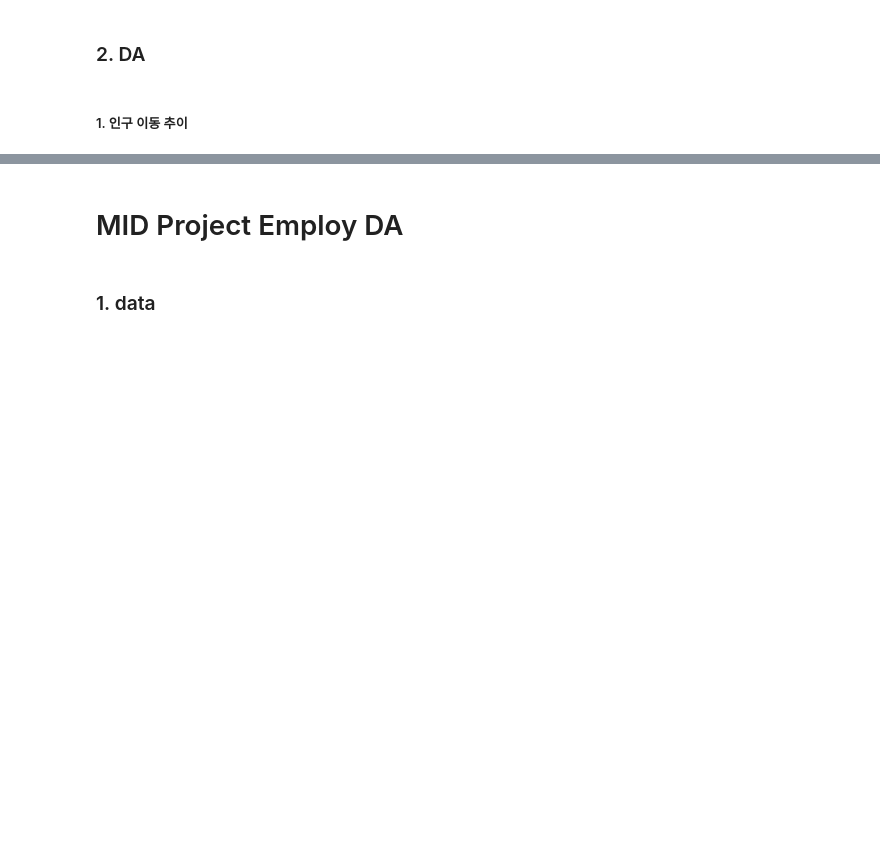
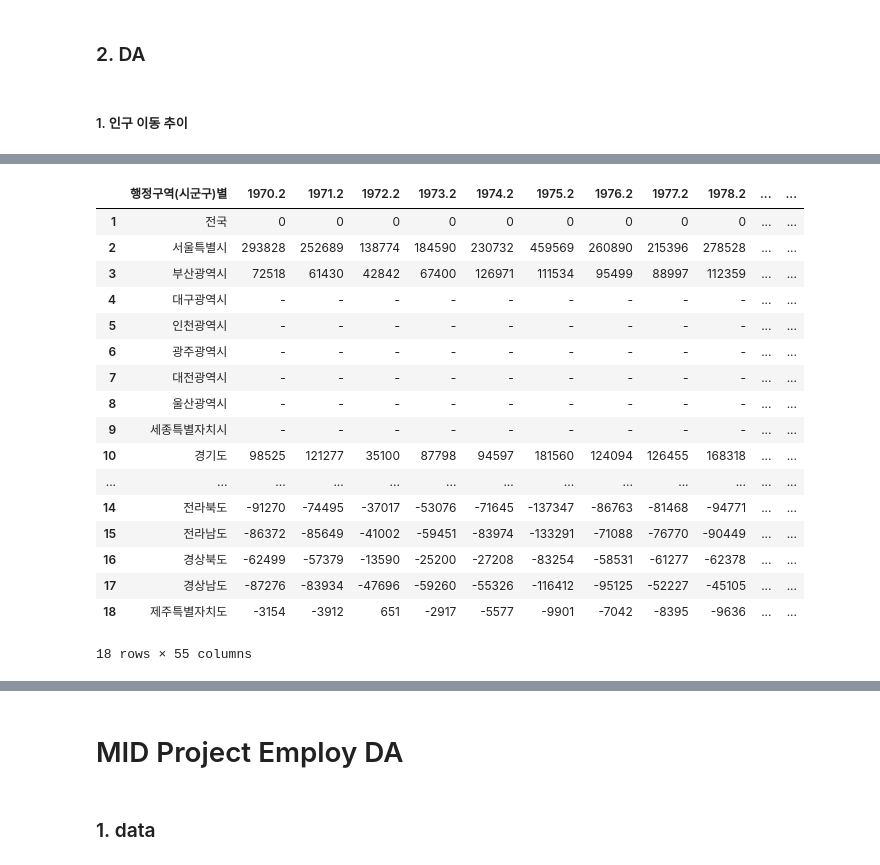
Before and after one commit to KimHyoJun99/LIKELION_AI, a Jupyter notebook: Project/MID_PROJECT/MP.ipynb, the cells around one changed output, grey strips where cells are left out. Saved outputs shown, nothing was run; the diff lists cells and outputs as text; code cells hidden in the pictures; blank space fills up the shorter version.

Commit message:
transfer data DA

```diff
--- a/Project/MID_PROJECT/MP.ipynb
+++ b/Project/MID_PROJECT/MP.ipynb
@@ -67,0 +42,3 @@ df_trans_diff =
+# %%
+df_trans.drop(0, inplace=True)
+df_trans.head()
@@ -67,0 +53,7 @@ df_trans_diff =
+# %%
+# 2023년 월별 분리된 데이터 통합: 2023 1월 ~ 9월 데이터
+
+df_trans["2023.2"] = df_trans["2023.01.2"].apply(lambda x: int(x))
+for i in range(2, 10):
+    df_trans["2023.2"] += df_trans[f"2023.0{i}.2"].apply(lambda x: int(x))
+df_trans["2023.2"]
@@ -67,0 +80,31 @@ df_trans_diff =
+# %%
+# 년도별 순이동 인구 데이터 선별
+
+column_li = df_trans.columns
+
+# ".2"로 끝나면서 "####.##.2" 형식이 아닌 항목 찾기
+result_list = [column for column in column_li if re.search(r'\.2$', column) and not re.search(r'\d{4}\.\d{2}\.2$', column)]
+
+# DataFrame
+result_list.insert(0, "행정구역(시군구)별")
+df_trans_diff = df_trans[result_list]
+df_trans_diff
+# %% [output]
+|  | 행정구역(시군구)별 | 1970.2 | 1971.2 | 1972.2 | 1973.2 | 1974.2 | 1975.2 | 1976.2 | 1977.2 | 1978.2 | ... | ... |
+| 1 | 전국 | 0 | 0 | 0 | 0 | 0 | 0 | 0 | 0 | 0 | ... | ... |
+| 2 | 서울특별시 | 293828 | 252689 | 138774 | 184590 | 230732 | 459569 | 260890 | 215396 | 278528 | ... | ... |
+| 3 | 부산광역시 | 72518 | 61430 | 42842 | 67400 | 126971 | 111534 | 95499 | 88997 | 112359 | ... | ... |
+| 4 | 대구광역시 | - | - | - | - | - | - | - | - | - | ... | ... |
+| 5 | 인천광역시 | - | - | - | - | - | - | - | - | - | ... | ... |
+| 6 | 광주광역시 | - | - | - | - | - | - | - | - | - | ... | ... |
+| 7 | 대전광역시 | - | - | - | - | - | - | - | - | - | ... | ... |
+| 8 | 울산광역시 | - | - | - | - | - | - | - | - | - | ... | ... |
+| 9 | 세종특별자치시 | - | - | - | - | - | - | - | - | - | ... | ... |
+| 10 | 경기도 | 98525 | 121277 | 35100 | 87798 | 94597 | 181560 | 124094 | 126455 | 168318 | ... | ... |
+| ... | ... | ... | ... | ... | ... | ... | ... | ... | ... | ... | ... | ... |
+| 14 | 전라북도 | -91270 | -74495 | -37017 | -53076 | -71645 | -137347 | -86763 | -81468 | -94771 | ... | ... |
+| 15 | 전라남도 | -86372 | -85649 | -41002 | -59451 | -83974 | -133291 | -71088 | -76770 | -90449 | ... | ... |
+| 16 | 경상북도 | -62499 | -57379 | -13590 | -25200 | -27208 | -83254 | -58531 | -61277 | -62378 | ... | ... |
+| 17 | 경상남도 | -87276 | -83934 | -47696 | -59260 | -55326 | -116412 | -95125 | -52227 | -45105 | ... | ... |
+| 18 | 제주특별자치도 | -3154 | -3912 | 651 | -2917 | -5577 | -9901 | -7042 | -8395 | -9636 | ... | ... |
+18 rows × 55 columns
```
Also changed, not shown: parts of 5 cells of this notebook.
